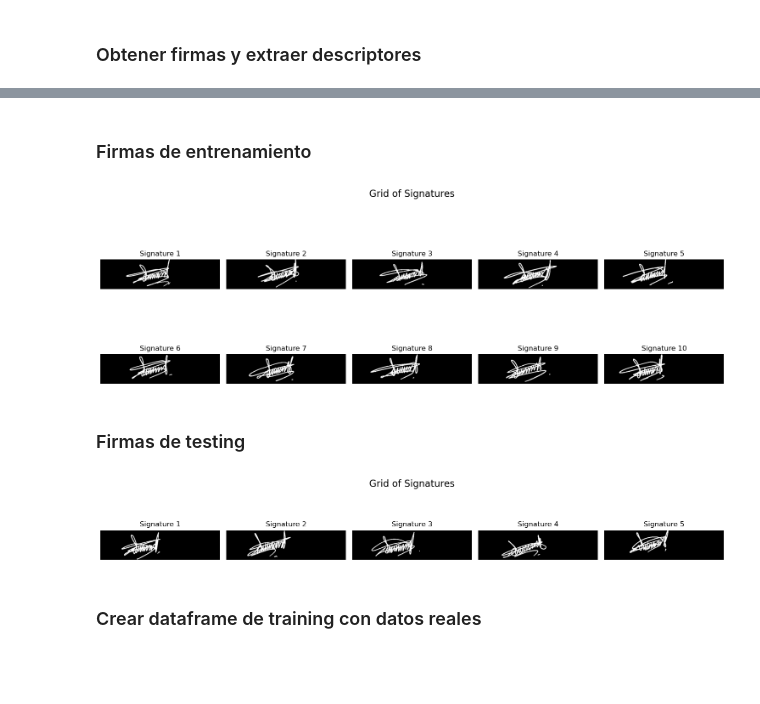
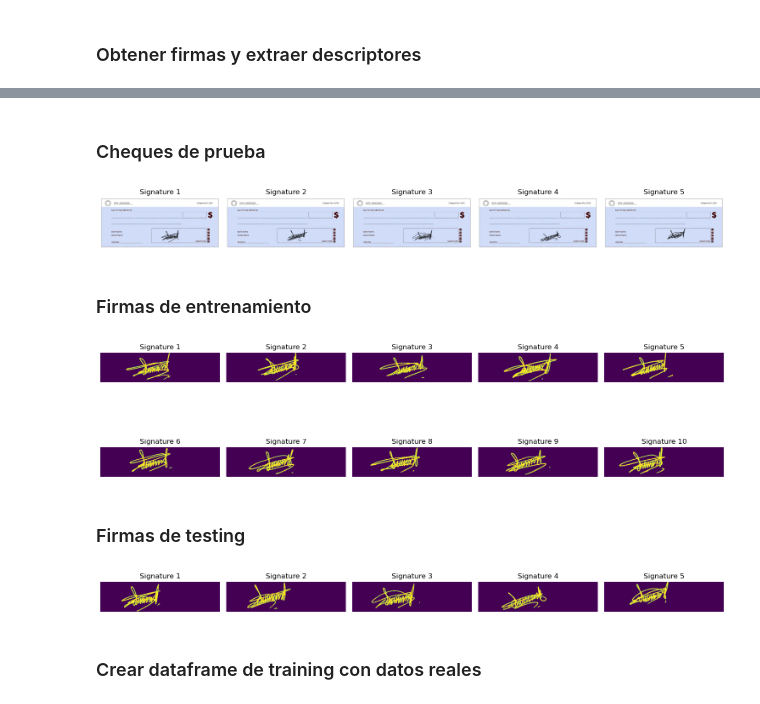
Before and after one commit to steelspikes/SignatureCheckOnChecks, a Jupyter notebook: Code_Salvador.ipynb, the cells around one changed output, grey strips where cells are left out. Cells and saved outputs as stored; diff of their text form; code cells hidden in the pictures; blank space fills up the shorter version.

```diff
--- a/Code_Salvador.ipynb
+++ b/Code_Salvador.ipynb
@@ -56,7 +67,7 @@ def plot_consistent_scale(matrices, cols=5):
     plt.tight_layout()
     plt.show()
 
-def plot_signatures_grid(image_list, cols=5):
+def plot_images_grid(image_list, cols=5):
     num_images = len(image_list)
     rows = math.ceil(num_images / cols) # Calcular filas necesarias
 
@@ -72,7 +83,7 @@ def plot_signatures_grid(image_list, cols=5):
         # Si todavía tenemos imágenes que plotear
         if i < num_images:
             # Mostrar la imagen (cmap='gray' es bueno para grayscale)
-            ax.imshow(image_list[i], cmap='gray')
+            ax.imshow(image_list[i])
             ax.set_title(f'Signature {i+1}')
             ax.axis('off') # Ocultar marcas de los ejes
         else:
@@ -81,7 +92,7 @@ def plot_signatures_grid(image_list, cols=5):
 
     # Ajustar el diseño para que nada se superponga
     plt.tight_layout()
-    plt.suptitle('Grid of Signatures', fontsize=16, y=1.02) # Título general
+    plt.suptitle('', fontsize=16, y=1.02) # Título general
     plt.show()
 # %% [markdown]
 ### Crear elementos estructurantes
@@ -205,9 +227,6 @@ def get_signatures(path):
         _, binarized = cv2.threshold(gray, 180, 255, cv2.THRESH_BINARY_INV)
 
         contours, _ = cv2.findContours(binarized, cv2.RETR_LIST, cv2.CHAIN_APPROX_SIMPLE)
-
-        signature_box_coords = None
-        max_area = 0
 
         found_contours = []
 
@@ -228,8 +247,6 @@ def get_signatures(path):
 
         ordered_found_countours = sorted(found_contours, key=cv2.contourArea)
         found_contour = ordered_found_countours[0]
-
-
 
         x, y, w, h = cv2.boundingRect(found_contour)
         cutted_signature = binarized[y:y+h, x:x+w]
@@ -302,15 +323,21 @@ real_signatures_testing = get_descriptors(real_signatures_testing_imgs)
+# %% [markdown]
+### Cheques de prueba
+# %%
+plot_images_grid(get_checks('salv_test'))
+# %% [output]
+[figure, added]
 # %% [markdown]
 ### Firmas de entrenamiento
 # %%
-plot_signatures_grid(real_signatures_training_imgs)
+plot_images_grid(real_signatures_training_imgs)
 # %% [output]
-[figure, old version]
+[figure, new version]
 # %% [markdown]
 ### Firmas de testing
 # %%
-plot_signatures_grid(real_signatures_testing_imgs)
+plot_images_grid(real_signatures_testing_imgs)
 # %% [output]
-[figure, old version]
+[figure, new version]
 # %% [markdown]
 ### Crear dataframe de training con datos reales
 # %%
```
Also changed, not shown: parts of 7 cells of this notebook, 3 other files.
